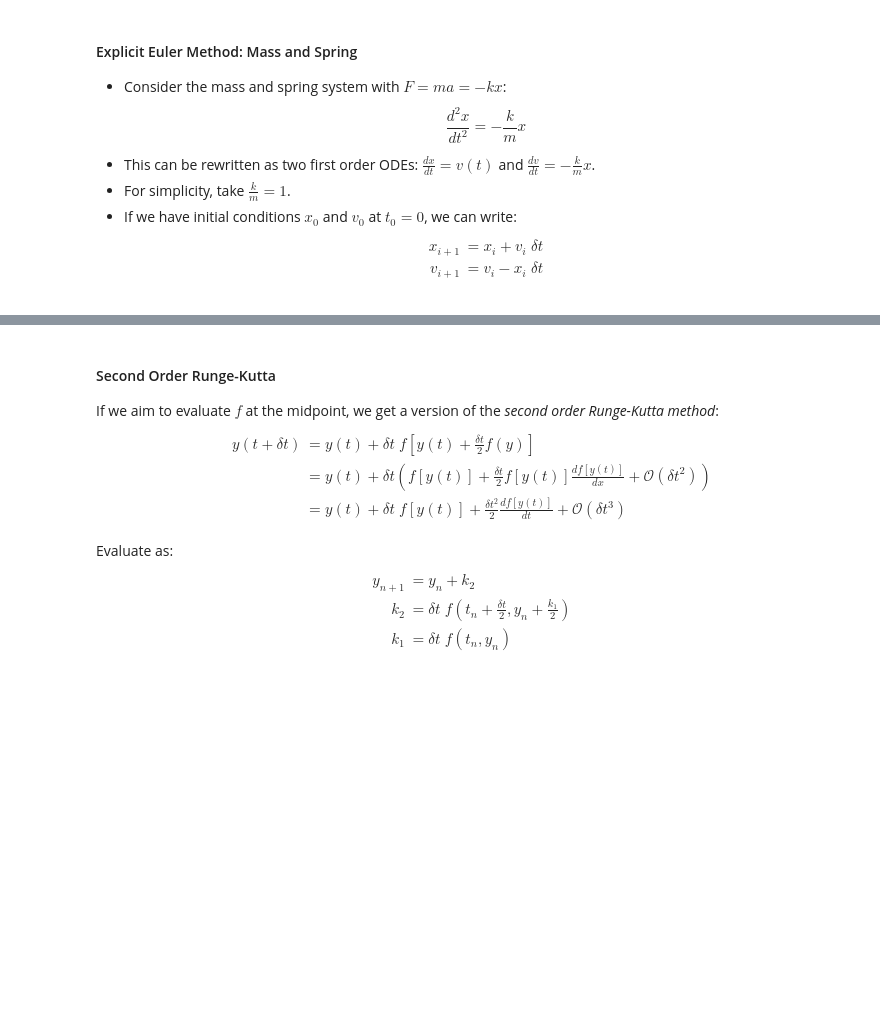
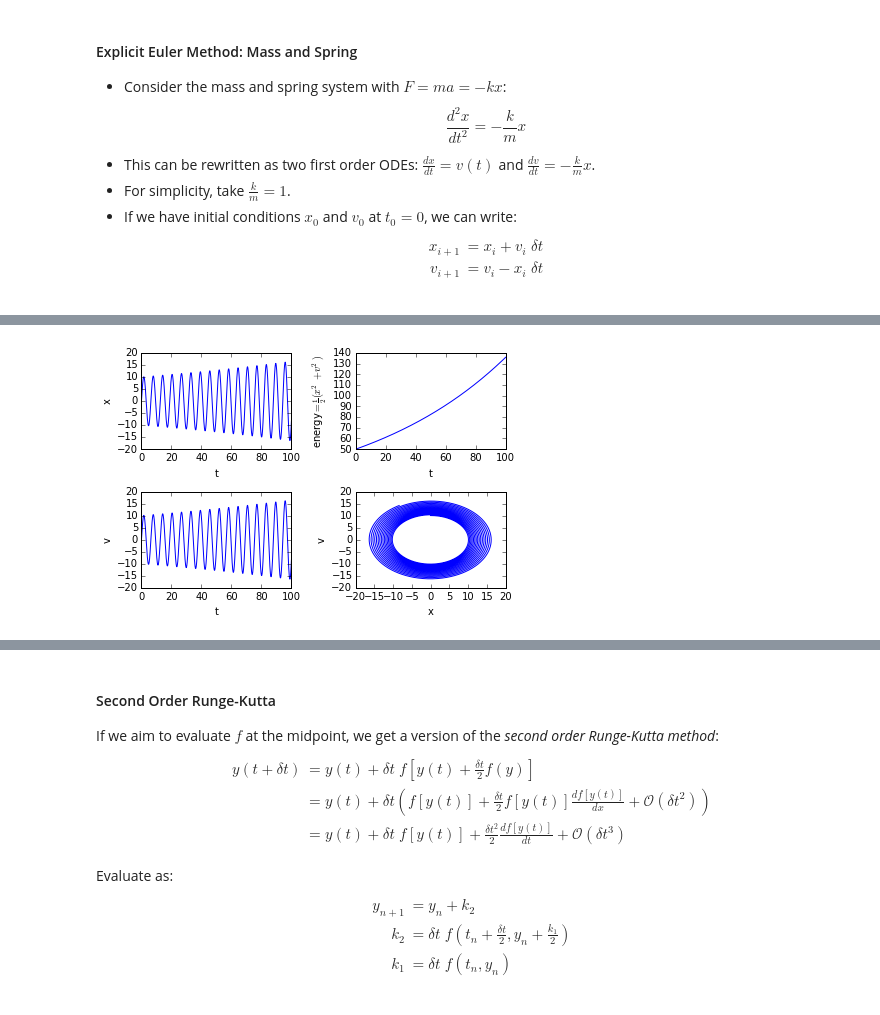
Before and after one commit to pitt1321/lectures, a Jupyter notebook: week_07/week_07.ipynb, the cells around one changed output, grey strips where cells are left out. Saved outputs shown, nothing was run; the diff lists cells and outputs as text; code cells hidden in the pictures; blank space fills up the shorter version.

```diff
--- a/week_07/week_07.ipynb
+++ b/week_07/week_07.ipynb
@@ -191,0 +321,44 @@ SyntaxError: invalid syntax (<ipython-input-6-3b8f4a4f3f9f>, line 5)
+# %%
+def plot_spring_mass(t, x, v, energy):
+
+    dt=t[1]-t[0] # assume it's the same for all
+
+    plt.subplot(2,2,1)
+    plt.plot(t, x, label=r"Euler's Method: $\Delta t = $%.5f" % dt)
+    plt.xlabel('t')
+    plt.ylabel('x')
+
+    plt.subplot(2,2,3)
+    plt.plot(t, x, label=r"Euler's Method: $\Delta t = $%.5f" % dt)
+    plt.xlabel('t')
+    plt.ylabel('v')
+
+    plt.subplot(2,2,4)
+    plt.plot(x, v, label=r"Euler's Method: $\Delta t = $%.5f" % dt)
+    plt.xlabel('x')
+    plt.ylabel('v')
+
+    plt.subplot(2,2,2)
+    plt.plot(t, energy)
+    plt.xlabel('t')
+    plt.ylabel(r'energy$ = \frac{1}{2}(x^2 + v^2)$')
+
+    plt.tight_layout()
+# %%
+### Example calling of this function
+def solve_spring_mass(N=10001, x0=0, v0=10, odesolver=euler_explicit):
+    t = np.linspace(0, 100, N)
+    y0 = [x0, v0]
+
+    r = odesolve(f, y0, t)
+    x, v = r[:,0], r[:,1]
+
+    # More fully, energy = 0.5 * ((k*x)**2 + m * v**2)
+    # But in our k/m=1 units, we can just say that the Energy/m is:
+    specific_energy = 0.5 * (x**2 + v**2)
+
+    plot_spring_mass(t, x, v, specific_energy)
+# %%
+solve_spring_mass()
+# %% [output]
+[figure, added]
```
Also changed, not shown: parts of 20 cells of this notebook.
